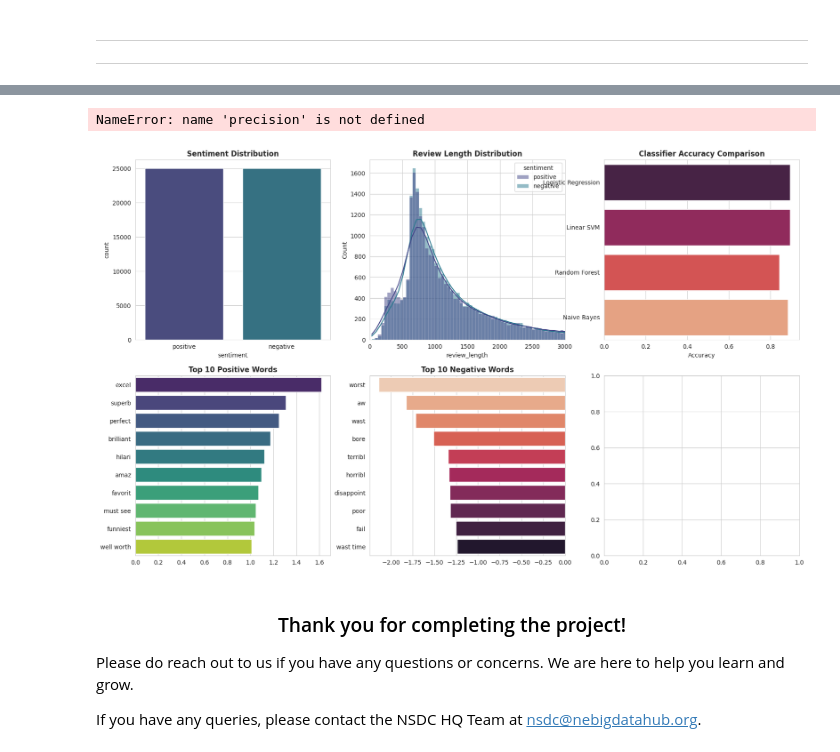
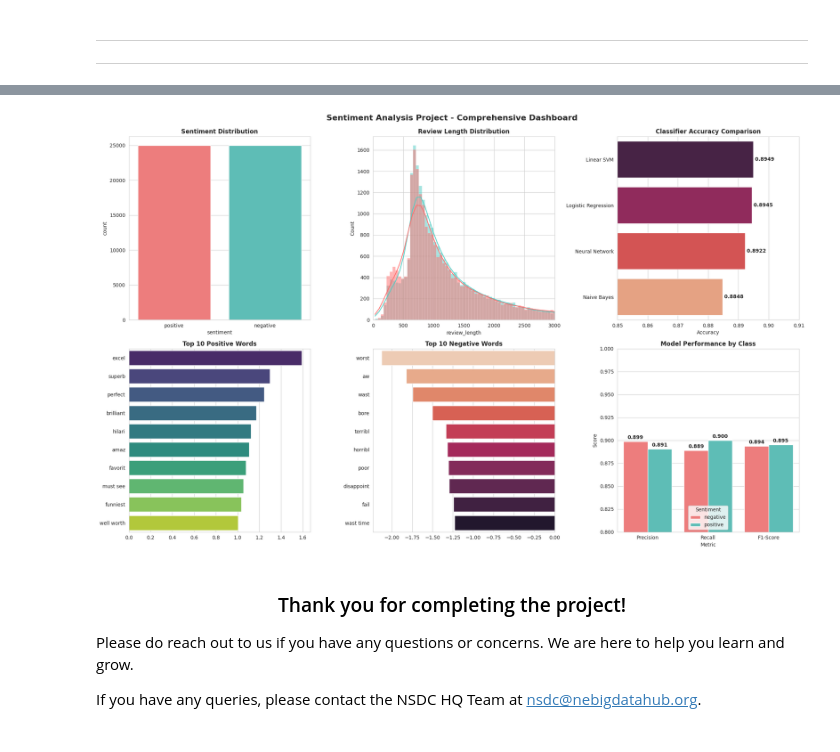
Before and after one commit to chipojaya1/myNEBDHub, a Jupyter notebook: DSP_Movie_Reviews_Analysis_Chipo_Jaya.ipynb, the cells around one changed output, grey strips where cells are left out. Drawn from its saved outputs; the diff is of its cells as text; code cells hidden in the pictures.

```diff
--- a/DSP_Movie_Reviews_Analysis_Chipo_Jaya.ipynb
+++ b/DSP_Movie_Reviews_Analysis_Chipo_Jaya.ipynb
@@ -946,14 +945,7 @@ plt.pie(sentiment_counts.values, labels=sentiment_counts.index, autopct='%1.1f%%
         colors=colors, startangle=90)
 plt.title('Sentiment Distribution in Dataset', fontweight='bold')
 
-# 2. Review length distribution by sentiment
-plt.subplot(2, 3, 2)
-df['review_length'] = df['review'].str.len()
-sns.boxplot(x='sentiment', y='review_length', data=df, palette=colors)
-plt.title('Review Length by Sentiment')
-plt.xticks(rotation=45)
-
-# 3. Review length distribution (KDE plot)
+# 2. Review length distribution (KDE plot)
 plt.subplot(2, 3, 3)
 sns.kdeplot(data=df, x='review_length', hue='sentiment', palette=colors, fill=True)
 plt.title('Review Length Distribution by Sentiment')
@@ -1101,45 +1044,77 @@ plt.show()
 # %%
-# Create a final comprehensive dashboard
+# Final comprehensive dashboard
 fig = plt.figure(figsize=(20, 12))
+
+# Define a specific color palette for sentiment plots
+sentiment_colors = ['#FF6B6B', '#4ECDC4'] # Red for negative, Teal for positive
 
 # 1. Sentiment distribution
 plt.subplot(2, 3, 1)
-sns.countplot(data=df, x='sentiment', palette=colors)
+sns.countplot(data=df, x='sentiment', hue='sentiment', palette=sentiment_colors, legend=False)
 plt.title('Sentiment Distribution', fontweight='bold')
 
 # 2. Review length distribution
 plt.subplot(2, 3, 2)
-sns.histplot(data=df, x='review_length', hue='sentiment', kde=True, palette=colors)
+sns.histplot(data=df, x='review_length', hue='sentiment', kde=True, palette=sentiment_colors, legend=False)
 plt.title('Review Length Distribution', fontweight='bold')
 plt.xlim(0, 3000)
 
-# 3. Classifier performance
+# 3. Classifier performance (Improved)
 plt.subplot(2, 3, 3)
-sns.barplot(x=list(classifier_results.values()), y=list(classifier_results.keys()), palette='rocket')
+# Sort results for better comparison
+sorted_classifiers = sorted(classifier_results.items(), key=lambda x: x[1], reverse=True)
+names = [x[0] for x in sorted_classifiers]
+values_acc = [x[1] for x in sorted_classifiers]
+
+ax = sns.barplot(x=values_acc, y=names, hue=names, palette='rocket', legend=False)
 plt.title('Classifier Accuracy Comparison', fontweight='bold')
 plt.xlabel('Accuracy')
+plt.xlim(0.85, 0.91)  # Zoom in to show differences
+
+# Add labels to the bars
+for i, v in enumerate(values_acc):
+    ax.text(v, i, f' {v:.4f}', va='center', fontweight='bold')
 
 # 4. Feature importance (top 10)
 plt.subplot(2, 3, 4)
 top_10_pos = list(zip(top_positive_words[:10], top_positive_scores[:10]))
 words, scores = zip(*top_10_pos)
-sns.barplot(x=list(scores), y=list(words), palette='viridis')
+sns.barplot(x=list(scores), y=list(words), hue=list(words), palette='viridis', legend=False)
 plt.title('Top 10 Positive Words', fontweight='bold')
 
 # 5. Feature importance (bottom 10)
 plt.subplot(2, 3, 5)
 top_10_neg = list(zip(top_negative_words[:10], top_negative_scores[:10]))
 words, scores = zip(*top_10_neg)
-sns.barplot(x=list(scores), y=list(words), palette='rocket_r')
+sns.barplot(x=list(scores), y=list(words), hue=list(words), palette='rocket_r', legend=False)
 plt.title('Top 10 Negative Words', fontweight='bold')
 
-# 6. Performance metrics
+# 6. Performance metrics (Improved: Per-class breakdown)
 plt.subplot(2, 3, 6)
-metrics = ['Precision', 'Recall', 'F1-Score']
-values = [precision, recall, f1]
-sns.barplot(x=metrics, y=values, palette='Set2')
-plt.title('Model Performance Metrics', fontweight='bold')
-plt.ylim(0, 1)
+from sklearn.metrics import precision_recall_fscore_support
+import pandas as pd
+
+# Get metrics for each class
+precision_cls, recall_cls, f1_cls, _ = precision_recall_fscore_support(lb_test_sentiments, best_predictions, average=None)
+classes = lb.classes_
+
+# Create data for plotting
+metrics_data = {
+    'Metric': ['Precision', 'Precision', 'Recall', 'Recall', 'F1-Score', 'F1-Score'],
+    'Class': [classes[0], classes[1], classes[0], classes[1], classes[0], classes[1]],
+    'Score': [precision_cls[0], precision_cls[1], recall_cls[0], recall_cls[1], f1_cls[0], f1_cls[1]]
+}
+metrics_df = pd.DataFrame(metrics_data)
+
+# Grouped bar plot
+ax2 = sns.barplot(data=metrics_df, x='Metric', y='Score', hue='Class', palette=sentiment_colors)
+plt.title('Model Performance by Class', fontweight='bold')
+plt.ylim(0.8, 1.0) # Zoom in to relevant range
+plt.legend(loc='lower center', title='Sentiment')
+
+# Add labels
+for container in ax2.containers:
+    ax2.bar_label(container, fmt='%.3f', padding=3, fontweight='bold')
 
 plt.tight_layout()
 plt.suptitle('Sentiment Analysis Project - Comprehensive Dashboard',
@@ -1164,5 +1124,4 @@ Passing `palette` without assigning `hue` is deprecated and will be removed in v
-NameError: name 'precision' is not defined
-[figure, old version]
+[figure, new version]
 # %% [markdown]
 <h3 align = 'center' >
 Thank you for completing the project!
```
Also changed, not shown: parts of 16 cells of this notebook.
